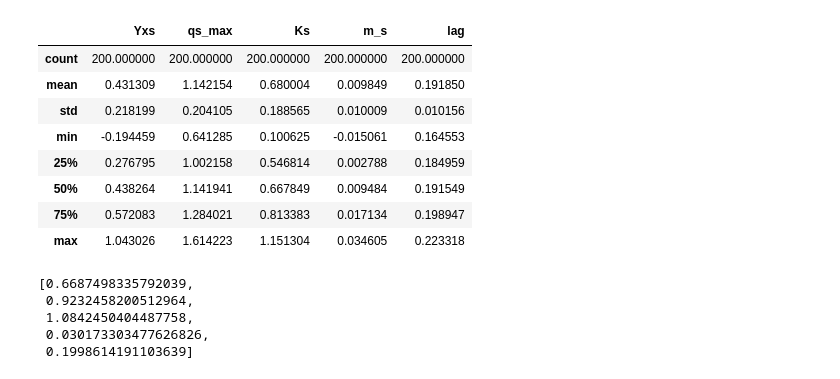
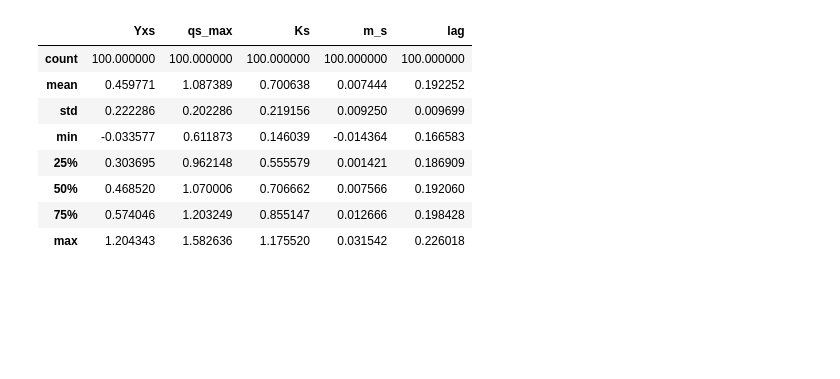
Before and after one commit to boripf/hybrid-model-corynebacterium, a Jupyter notebook: E_data_generation.ipynb, the cells around one changed output. Cells and saved outputs as stored; diff of their text form; code cells hidden in the pictures; blank space fills up the shorter version.

```diff
--- a/E_data_generation.ipynb
+++ b/E_data_generation.ipynb
@@ -4,41 +4,32 @@ import pandas as pd
 import matplotlib.pyplot as plt
 from E_model import model, show_plot
 # %%
-num_samples = 200
+num_samples = 100
 sigma_big = 0.2
 sigma_small = 0.01
 p = [0.4597, 1.1255, 0.6814, 0.0094, 0.1913]
 
 Yxs_dist = np.random.normal(p[0], sigma_big, num_samples)
 qs_max_dist = np.random.normal(p[1], sigma_big, num_samples)
 Ks_dist = np.random.normal(p[2], sigma_big, num_samples)
 m_s_dist = np.random.normal(p[3], sigma_small, num_samples)
 lag_dist = np.random.normal(p[4], sigma_small, num_samples)
 
 df_p = pd.DataFrame({
     'Yxs': Yxs_dist,
     'qs_max': qs_max_dist,
     'Ks': Ks_dist,
     'm_s': m_s_dist,
     'lag': lag_dist
 })
 df_p.describe()
 # %% [output]
 |  | Yxs | qs_max | Ks | m_s | lag |
-| count | 200.000000 | 200.000000 | 200.000000 | 200.000000 | 200.000000 |
-| mean | 0.431309 | 1.142154 | 0.680004 | 0.009849 | 0.191850 |
-| std | 0.218199 | 0.204105 | 0.188565 | 0.010009 | 0.010156 |
-| min | -0.194459 | 0.641285 | 0.100625 | -0.015061 | 0.164553 |
-| 25% | 0.276795 | 1.002158 | 0.546814 | 0.002788 | 0.184959 |
-| 50% | 0.438264 | 1.141941 | 0.667849 | 0.009484 | 0.191549 |
-| 75% | 0.572083 | 1.284021 | 0.813383 | 0.017134 | 0.198947 |
-| max | 1.043026 | 1.614223 | 1.151304 | 0.034605 | 0.223318 |
+| count | 100.000000 | 100.000000 | 100.000000 | 100.000000 | 100.000000 |
+| mean | 0.459771 | 1.087389 | 0.700638 | 0.007444 | 0.192252 |
+| std | 0.222286 | 0.202286 | 0.219156 | 0.009250 | 0.009699 |
+| min | -0.033577 | 0.611873 | 0.146039 | -0.014364 | 0.166583 |
+| 25% | 0.303695 | 0.962148 | 0.555579 | 0.001421 | 0.186909 |
+| 50% | 0.468520 | 1.070006 | 0.706662 | 0.007566 | 0.192060 |
+| 75% | 0.574046 | 1.203249 | 0.855147 | 0.012666 | 0.198428 |
+| max | 1.204343 | 1.582636 | 1.175520 | 0.031542 | 0.226018 |
-# %%
-list_p = list(df_p.iloc[0])
-list_p
-# %% [output]
-[0.6687498335792039,
- 0.9232458200512964,
- 1.0842450404487758,
- 0.030173303477626826,
- 0.1998614191103639]
```
Also changed, not shown: parts of 4 cells of this notebook, 15 other files.
